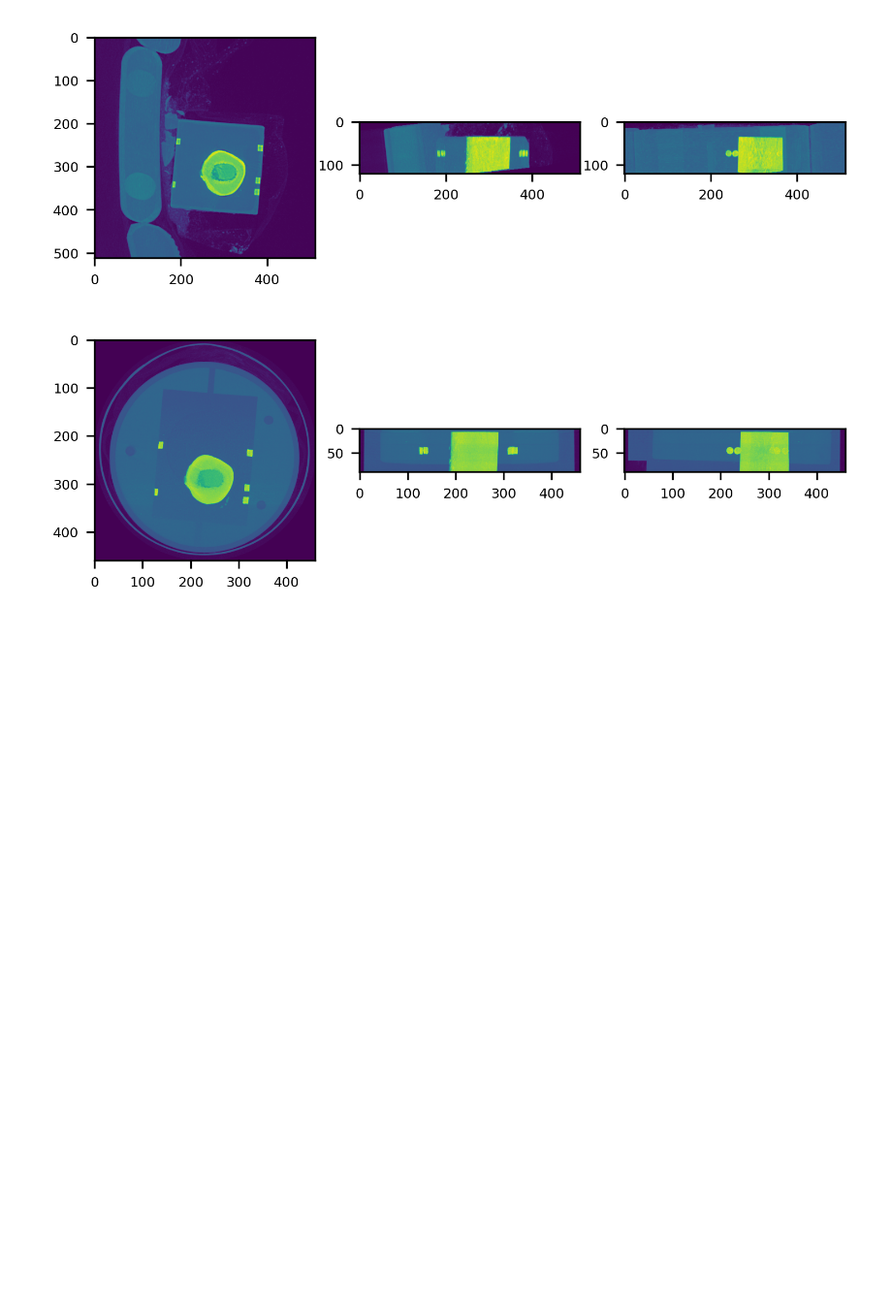
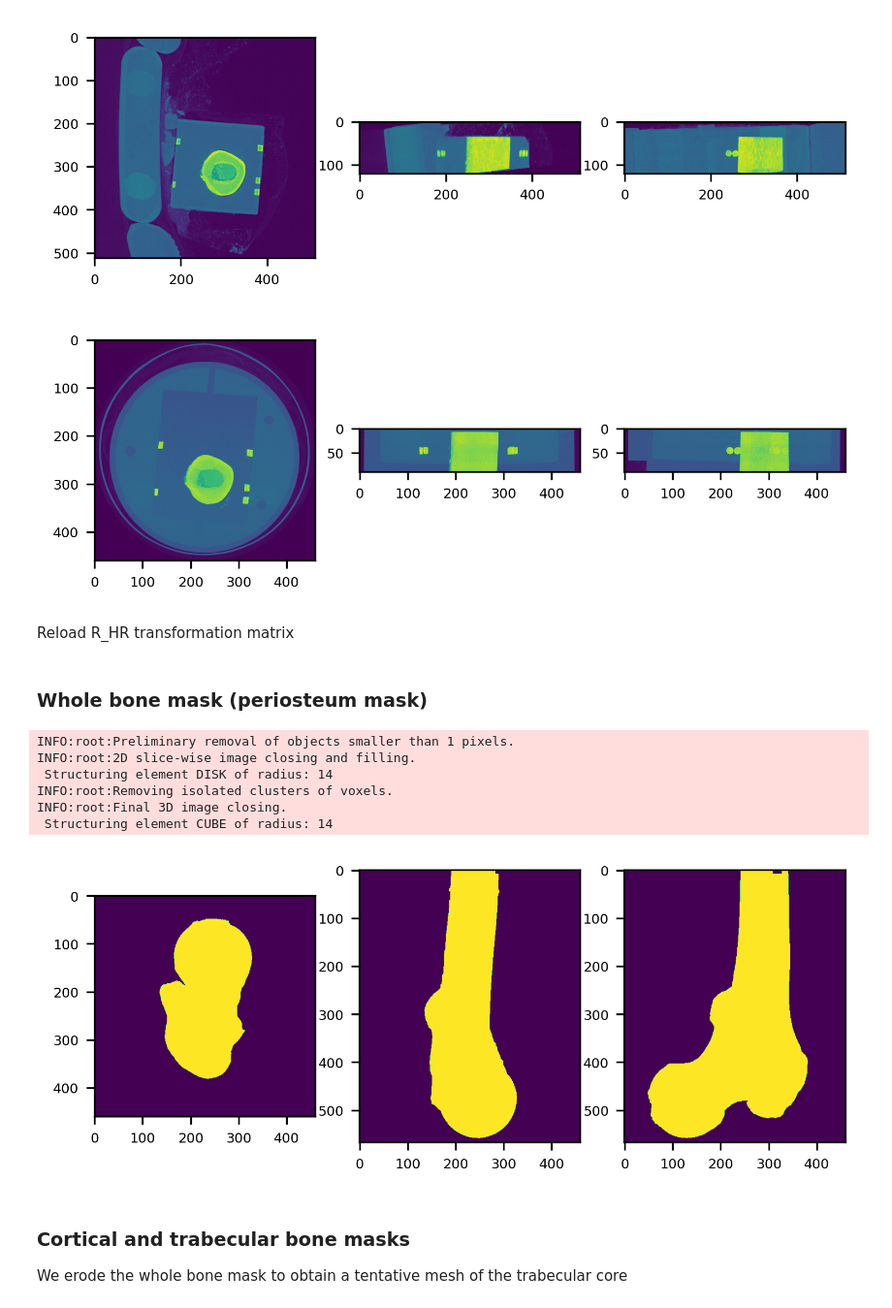
Before and after one commit to gianthk/pyfabric, a Jupyter notebook: notebooks/pyfabric_ex02_prox_femur_multires.ipynb, the cells around one changed output. Shown at 97% size. Cells and saved outputs as stored; diff of their text form; code cells hidden in the pictures; blank space fills up the shorter version.

```diff
--- a/notebooks/pyfabric_ex02_prox_femur_multires.ipynb
+++ b/notebooks/pyfabric_ex02_prox_femur_multires.ipynb
@@ -396,3 +395,5 @@ ru.plot_projections(sitk.GetArrayFromImage(img_trans))
 ru.plot_projections(data_3D[0:90,:,:])
 # %% [output]
 [figure]
+# %% [markdown]
+Reload R_HR transformation matrix
@@ -398,0 +404,18 @@ ru.plot_projections(data_3D[0:90,:,:])
+# %% [markdown]
+### Whole bone mask (periosteum mask)
+# %%
+data_3D_BW_peri = periosteummask(data_3D>ts_HR[1], closepixels=20, closevoxels=20, remove_objects_smaller_than=1, removeunconn=True, verbose=True)
+# %% [output]
+INFO:root:Preliminary removal of objects smaller than 1 pixels.
+INFO:root:2D slice-wise image closing and filling.
+ Structuring element DISK of radius: 14
+INFO:root:Removing isolated clusters of voxels.
+INFO:root:Final 3D image closing.
+ Structuring element CUBE of radius: 14
+# %%
+ru.plot_projections(data_3D_BW_peri)
+# %% [output]
+[figure, added]
+# %% [markdown]
+### Cortical and trabecular bone masks
+We erode the whole bone mask to obtain a tentative mesh of the trabecular core
```
Also changed, not shown: parts of 11 cells of this notebook, 1 other file.
